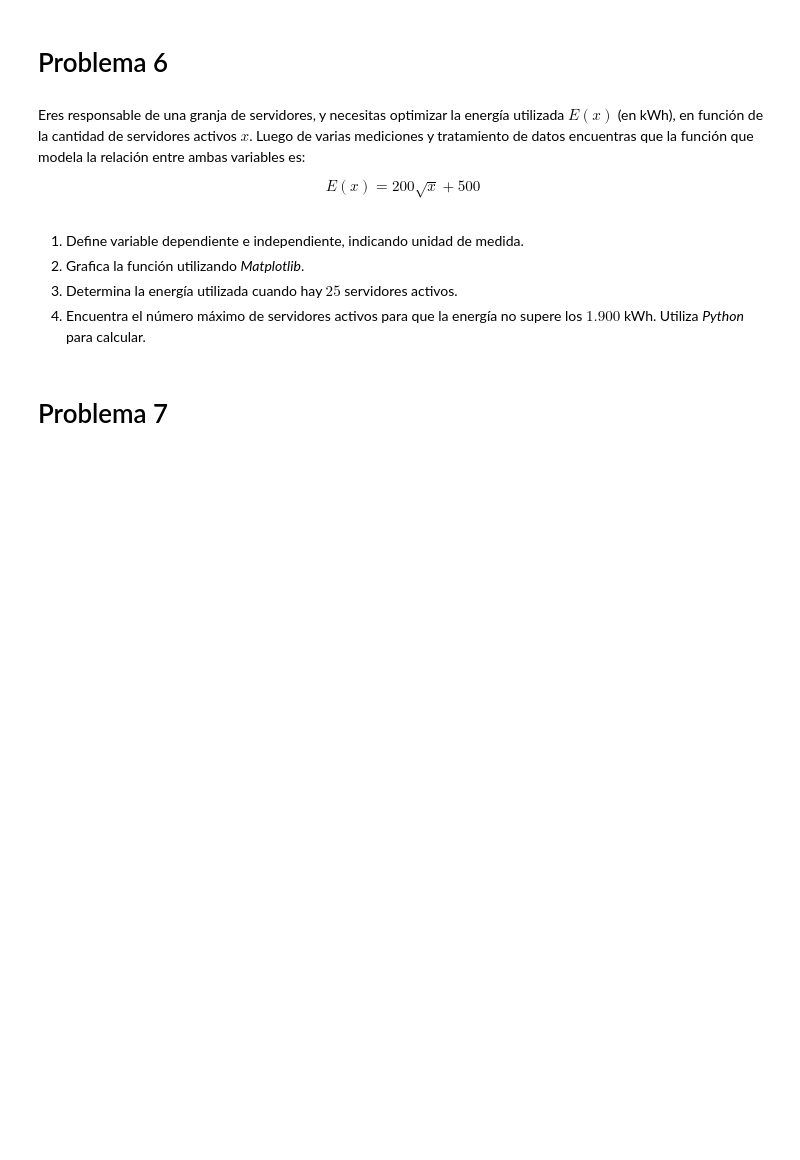
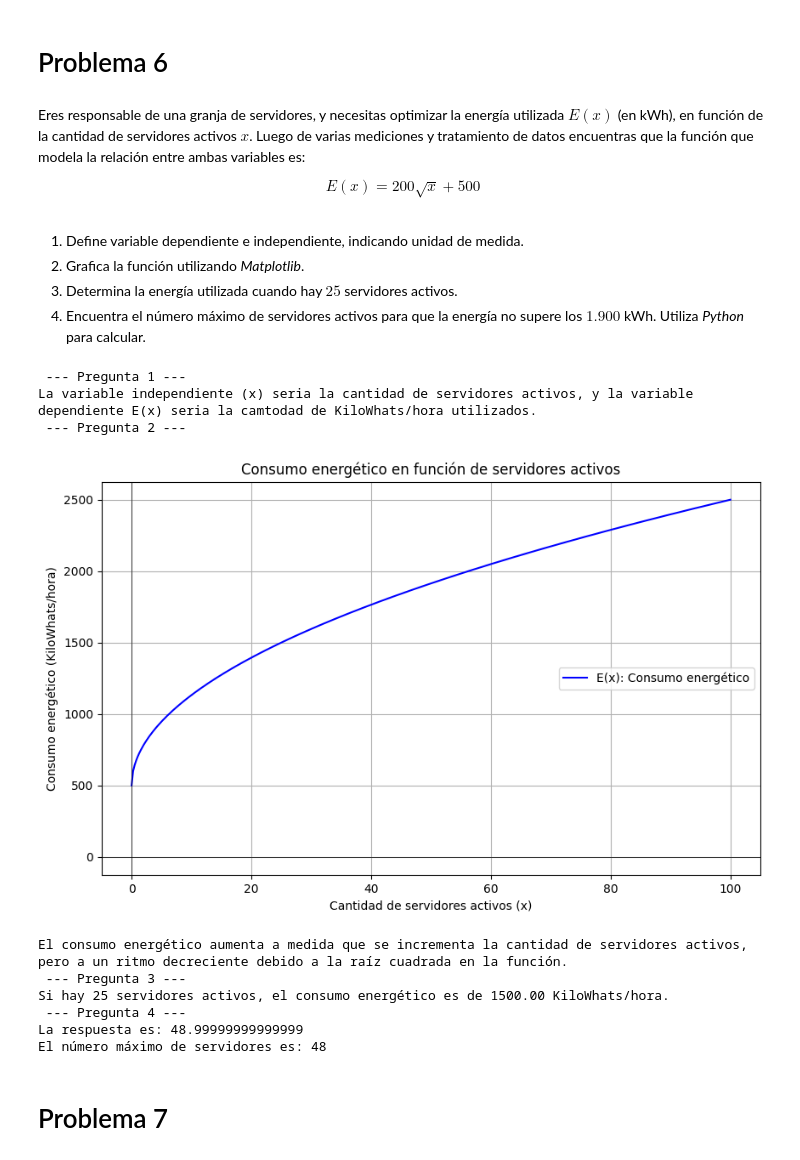
Before and after one commit to Leonardo9029/matematica-aplicada, a Jupyter notebook: G3_Aplicaciones_de_funciones copy.ipynb, the cells around one changed output. Cells and saved outputs as stored; diff of their text form; code cells hidden in the pictures; blank space fills up the shorter version.

```diff
--- a/G3_Aplicaciones_de_funciones copy.ipynb
+++ b/G3_Aplicaciones_de_funciones copy.ipynb
@@ -519,6 +513,69 @@ $$E(x) = 200 \sqrt x + 500$$
 2. Grafica la función utilizando *Matplotlib*.
 3. Determina la energía utilizada cuando hay $25$ servidores activos.
 4. Encuentra el número máximo de servidores activos para que la energía no supere los $1.900$ kWh. Utiliza *Python* para calcular.
+# %%
+#0 --- Importamos las librerias y definimos las funciones
+import numpy as np
+import math
+import matplotlib.pyplot as plt
+from scipy.optimize import fsolve
+
+
+def E(x):
+    return 200*np.sqrt(x) + 500
+
+var_x = np.linspace(0, 100, 400)
+var_y_E = [E(x) for x in var_x]
+
+print(" --- Pregunta 1 ---")
+print("La variable independiente (x) seria la cantidad de servidores activos, y la variable dependiente E(x) seria la camtodad de KiloWhats/hora utilizados.")
+
+
+print(" --- Pregunta 2 ---")
+
+plt.figure(figsize=(10, 6))
+plt.plot (var_x, var_y_E, label='E(x): Consumo energético', color='blue')
+plt.xlabel("Cantidad de servidores activos (x)")
+plt.ylabel("Consumo energético (KiloWhats/hora)")
+plt.title("Consumo energético en función de servidores activos")
+plt.grid(True)
+plt.legend()
+plt.axhline(0, color='black', linewidth=0.5) # Dibuja el eje X
+plt.axvline(0, color='black', linewidth=0.5) # Dibuja el eje Y
+plt.show()
+print("El consumo energético aumenta a medida que se incrementa la cantidad de servidores activos, pero a un ritmo decreciente debido a la raíz cuadrada en la función.")
+print(" --- Pregunta 3 ---")
+#Si x = 25, cuanto es E(x)?
+consumo_25_servidores = E(25)
+print(f"Si hay 25 servidores activos, el consumo energético es de {consumo_25_servidores:.2f} KiloWhats/hora.")
+
+print(" --- Pregunta 4 ---")
+#Cuanto vale x si E(x)=1900?
+
+def E_pregunta_4(x):
+    return E(x) - 1900
+
+# 3. Ahora, usamos fsolve para encontrar el valor de x
+#    Le damos la ecuación y un punto de partida (ej. 10)
+solucion_array = fsolve(E_pregunta_4, 10)
+
+#    fsolve devuelve un array, tomamos el primer elemento
+valor_x = solucion_array[0]
+
+# 4. Finalmente, imprimimos la variable que contiene el resultado
+print(f"La respuesta es: {valor_x}")
+print(f"El número máximo de servidores es: {int(valor_x)}")
+# %% [output]
+ --- Pregunta 1 ---
+La variable independiente (x) seria la cantidad de servidores activos, y la variable dependiente E(x) seria la camtodad de KiloWhats/hora utilizados.
+ --- Pregunta 2 ---
+[figure, added]
+El consumo energético aumenta a medida que se incrementa la cantidad de servidores activos, pero a un ritmo decreciente debido a la raíz cuadrada en la función.
+ --- Pregunta 3 ---
+Si hay 25 servidores activos, el consumo energético es de 1500.00 KiloWhats/hora.
+ --- Pregunta 4 ---
+La respuesta es: 48.99999999999999
+El número máximo de servidores es: 48
 # %% [markdown]
 # Problema 7
 # %% [markdown]
```
Also changed, not shown: parts of 8 cells of this notebook, 3 other files.
